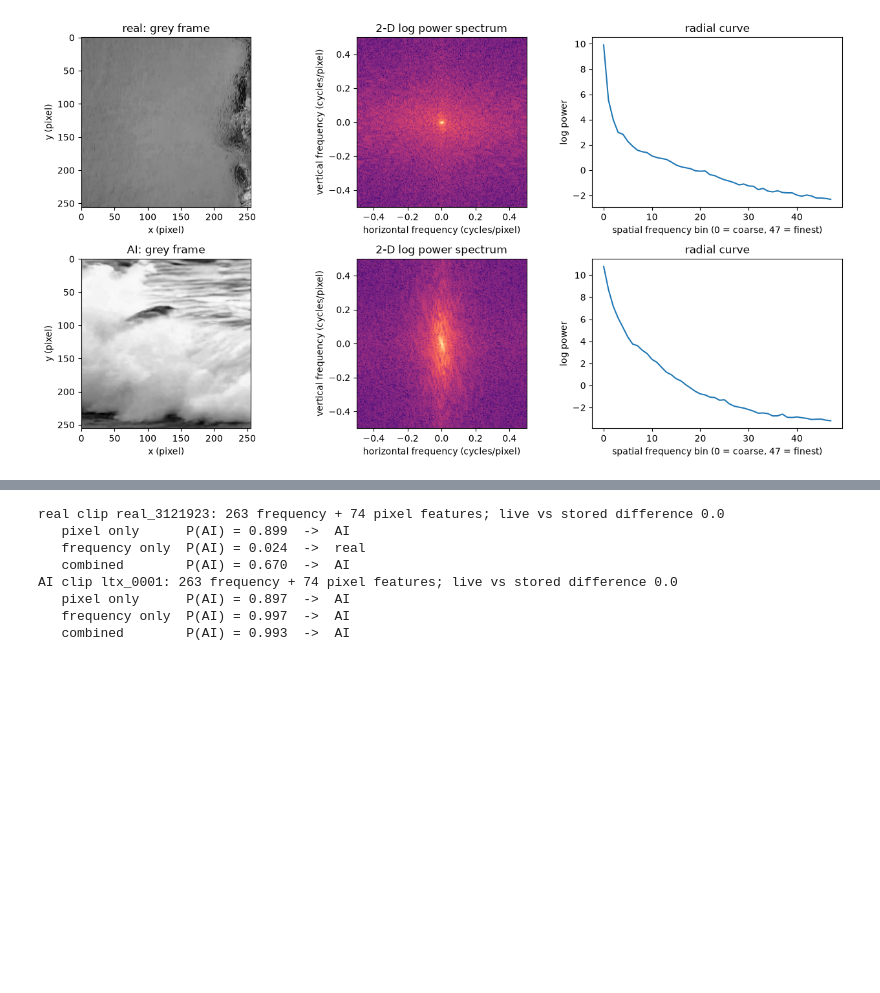
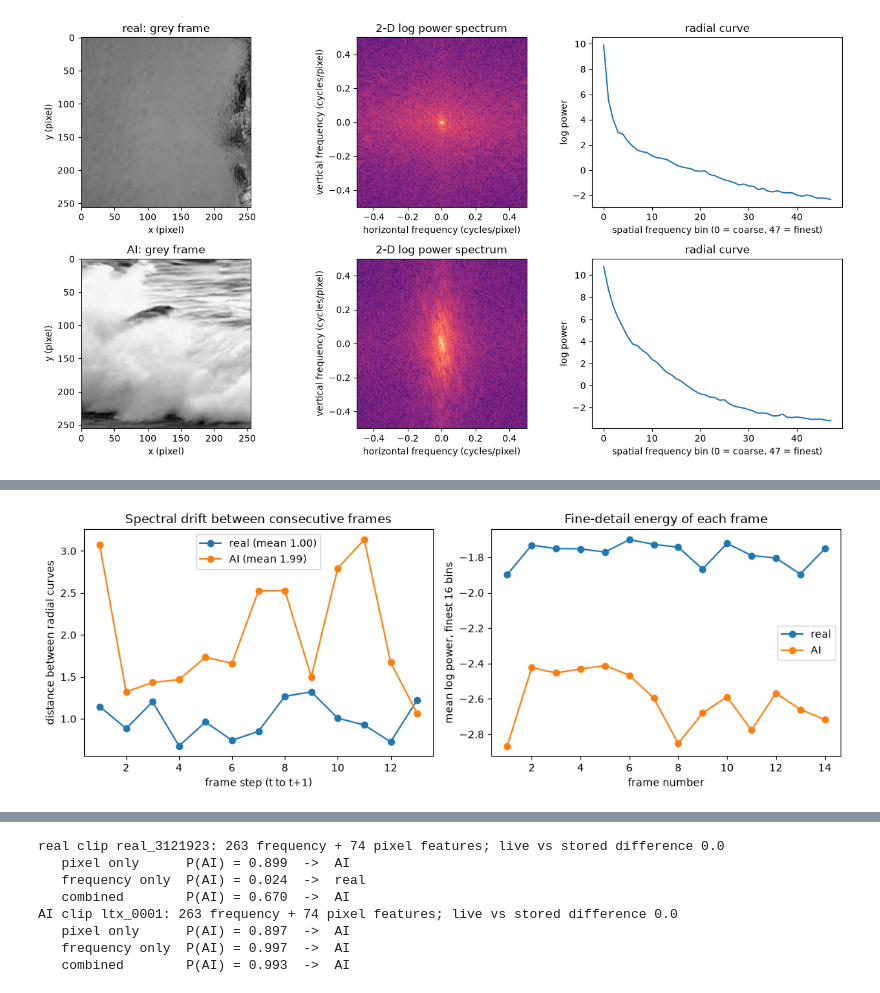
Before and after one commit to Astitva-Garg/Detection-of-AI-Generated-Video-via-Frequency-Domain, a Jupyter notebook: demo.ipynb, the cells around one changed output, grey strips where cells are left out. Saved outputs shown, nothing was run; the diff lists cells and outputs as text; code cells hidden in the pictures; blank space fills up the shorter version.

Commit message:
demo.ipynb: add temporal-features section (drift per clip, per source, temporal-only models, frame shuffling)

```diff
--- a/demo.ipynb
+++ b/demo.ipynb
@@ -48,0 +73,13 @@ plt.tight_layout()
+# %%
+fig, ax = plt.subplots(1, 2, figsize=(11, 4))
+for name, frames in clips.items():
+    curves = np.stack([radial_spectrum(to_luma(f)) for f in frames])         # 14 frames x 48 frequency bins
+    drift = np.linalg.norm(np.diff(curves, axis=0), axis=1)                  # distance between consecutive frames
+    ax[0].plot(range(1, 14), drift, "o-", label=f"{name} (mean {drift.mean():.2f})")
+    ax[1].plot(range(1, 15), curves[:, 32:].mean(axis=1), "o-", label=name)  # finest third of the frequencies
+ax[0].set(title="Spectral drift between consecutive frames", xlabel="frame step (t to t+1)", ylabel="distance between radial curves")
+ax[1].set(title="Fine-detail energy of each frame", xlabel="frame number", ylabel="mean log power, finest 16 bins")
+for a in ax: a.legend()
+plt.tight_layout()
+# %% [output]
+[figure, added]
```
Also changed, not shown: parts of 12 cells of this notebook.
